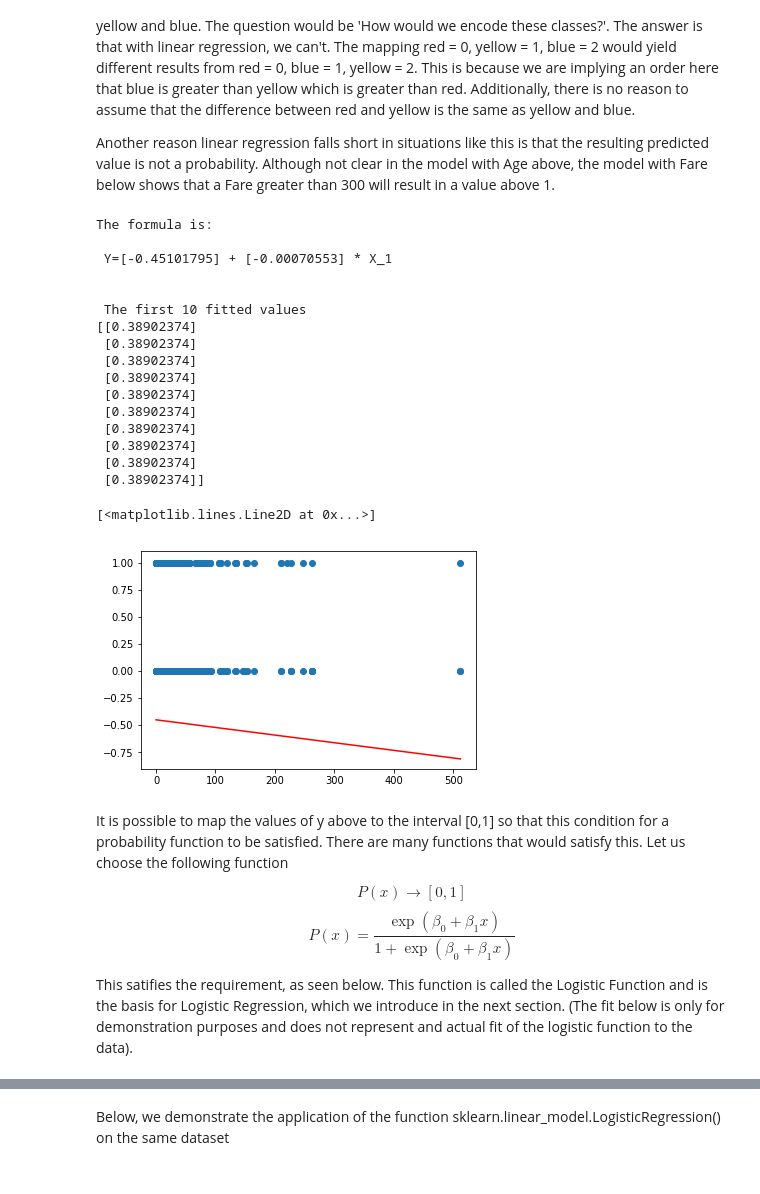
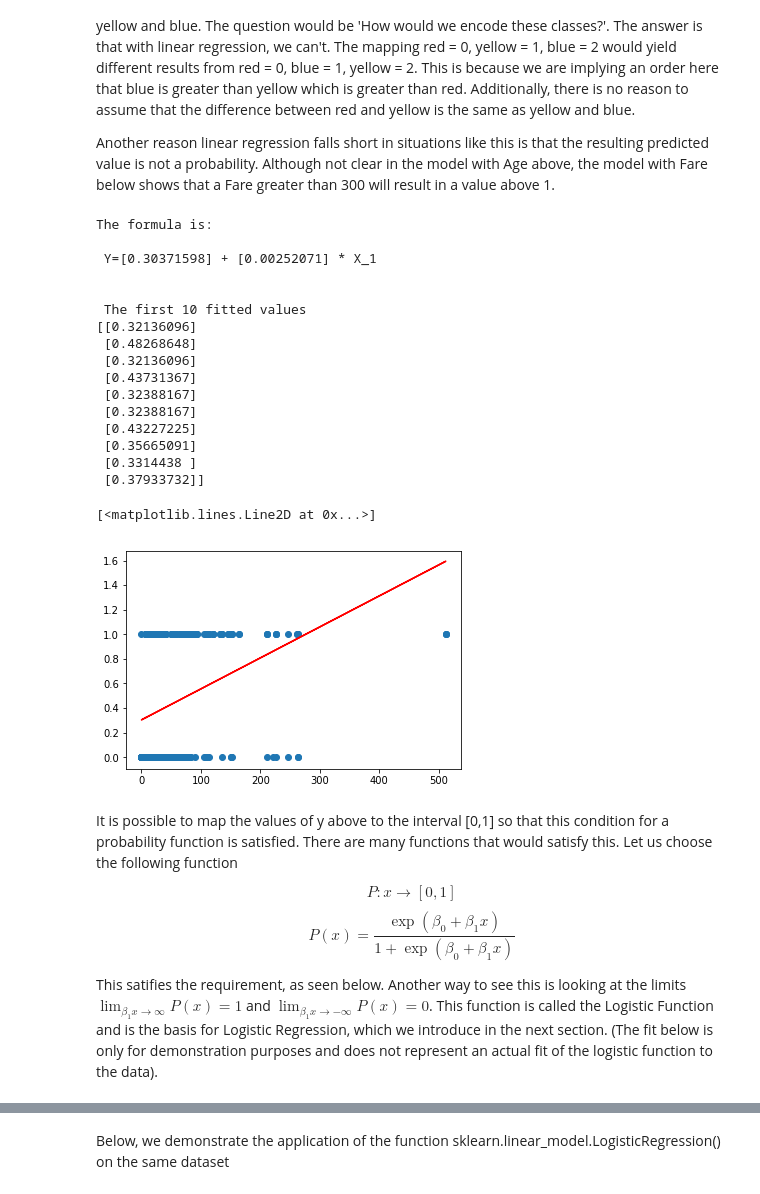
Before and after one commit to TanselArif-21/LogisticRegression, a Jupyter notebook: LogisticRegression.ipynb, the cells around one changed output, grey strips where cells are left out. Drawn from its saved outputs; the diff is of its cells as text; code cells hidden in the pictures.

```diff
--- a/LogisticRegression.ipynb
+++ b/LogisticRegression.ipynb
@@ -519,8 +519,8 @@ In reality, this threshold is dependent on the cost for incorrectly predicting a
 # %% [markdown]
 Let's plot the regression line onto the training data we used to fit the model
 # %%
-def RegLine(x):
-    Y=lm1.intercept_ + lm1.coef_[0] * x
+def RegLine(lm,x):
+    Y=lm.intercept_ + lm.coef_[0] * x
     return Y
 # %%
 plt.scatter(x=X[:,0],y=y[:,0])
@@ -542,54 +542,54 @@ y = titanicCleaned['Survived']
 
 # Reshape the data to indicate that this is many observations of one parameter
 X = X.values.reshape(-1,1)
 y = y.values.reshape(-1,1)
 
 # Get the model
 lm1 = LinearRegression()
 
 # Fit the model
 lm1.fit(X,y)
 
-print('The formula is:\n\n Y={} + {} * X_1'.format(lm.intercept_,lm.coef_[0]))
+print('The formula is:\n\n Y={} + {} * X_1'.format(lm1.intercept_,lm1.coef_[0]))
 
 # Let's get the predictions
 fitted = lm1.predict(X)
 
 # print the first 10 predictions
 print('\n\n The first 10 fitted values')
 print(fitted[0:10])
 
 plt.scatter(x=X[:,0],y=y[:,0])
 
-Y = RegLine(X)
+Y = RegLine(lm1,X)
 
 plt.plot(X[:,0],Y,'r-')
 # %% [output]
 The formula is:
 
- Y=[-0.45101795] + [-0.00070553] * X_1
+ Y=[0.30371598] + [0.00252071] * X_1
 
 
  The first 10 fitted values
-[[0.38902374]
- [0.38902374]
- [0.38902374]
- [0.38902374]
- [0.38902374]
- [0.38902374]
- [0.38902374]
- [0.38902374]
- [0.38902374]
- [0.38902374]]
+[[0.32136096]
+ [0.48268648]
+ [0.32136096]
+ [0.43731367]
+ [0.32388167]
+ [0.32388167]
+ [0.43227225]
+ [0.35665091]
+ [0.3314438 ]
+ [0.37933732]]
 [<matplotlib.lines.Line2D at 0x...>]
-[figure, old version]
+[figure, new version]
 # %% [markdown]
-It is possible to map the values of y above to the interval [0,1] so that this condition for a probability function to be satisfied. There are many functions that would satisfy this. Let us choose the following function
+It is possible to map the values of y above to the interval [0,1] so that this condition for a probability function is satisfied. There are many functions that would satisfy this. Let us choose the following function
 
-$$P(x) \rightarrow [0,1]$$
+$$P: x \rightarrow [0,1]$$
 $$P(x) = \frac{ \exp(\beta_0 + \beta_1 x) }{ 1 + \exp(\beta_0 + \beta_1 x) }$$
 
-This satifies the requirement, as seen below. This function is called the Logistic Function and is the basis for Logistic Regression, which we introduce in the next section. (The fit below is only for demonstration purposes and does not represent and actual fit of the logistic function to the data).
+This satifies the requirement, as seen below. Another way to see this is looking at the limits $\lim_{\beta_1 x \rightarrow \infty} P(x) = 1$ and $\lim_{\beta_1 x \rightarrow -\infty} P(x) = 0$. This function is called the Logistic Function and is the basis for Logistic Regression, which we introduce in the next section. (The fit below is only for demonstration purposes and does not represent an actual fit of the logistic function to the data).
 # %%
 def LogisticFunction(x,beta0,beta1):
     numerator = list(map(lambda x: math.exp(beta0)*math.exp(x),x*beta1))
```
Also changed, not shown: parts of 23 cells of this notebook.
